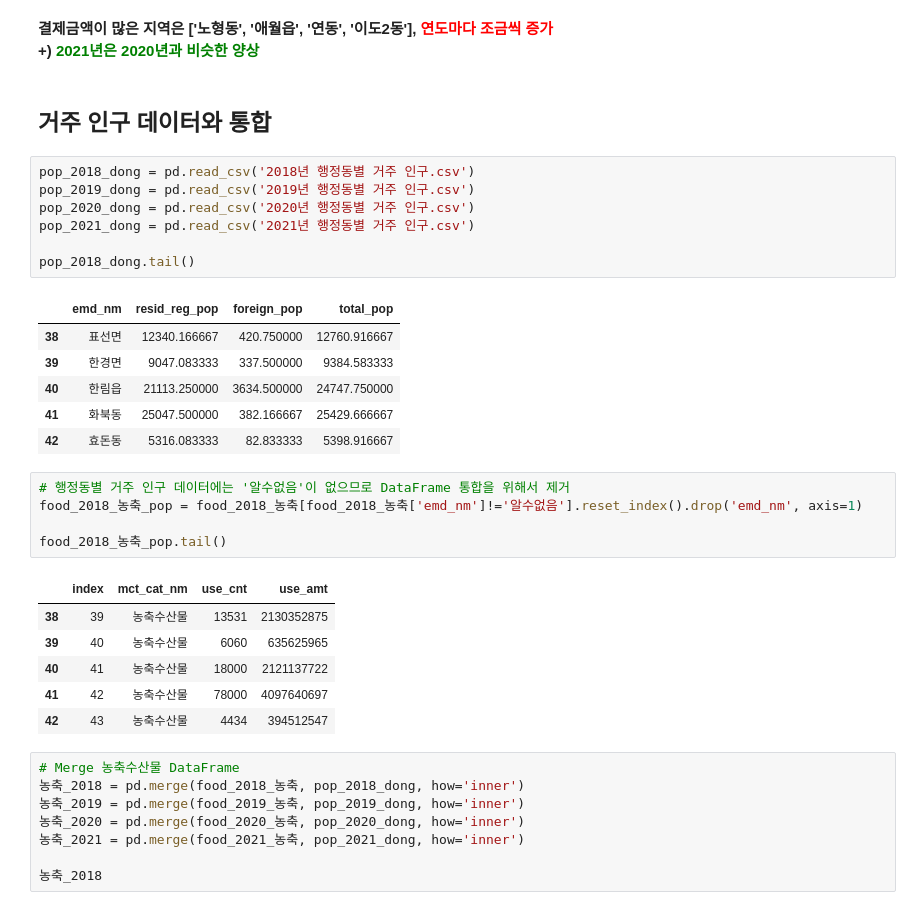
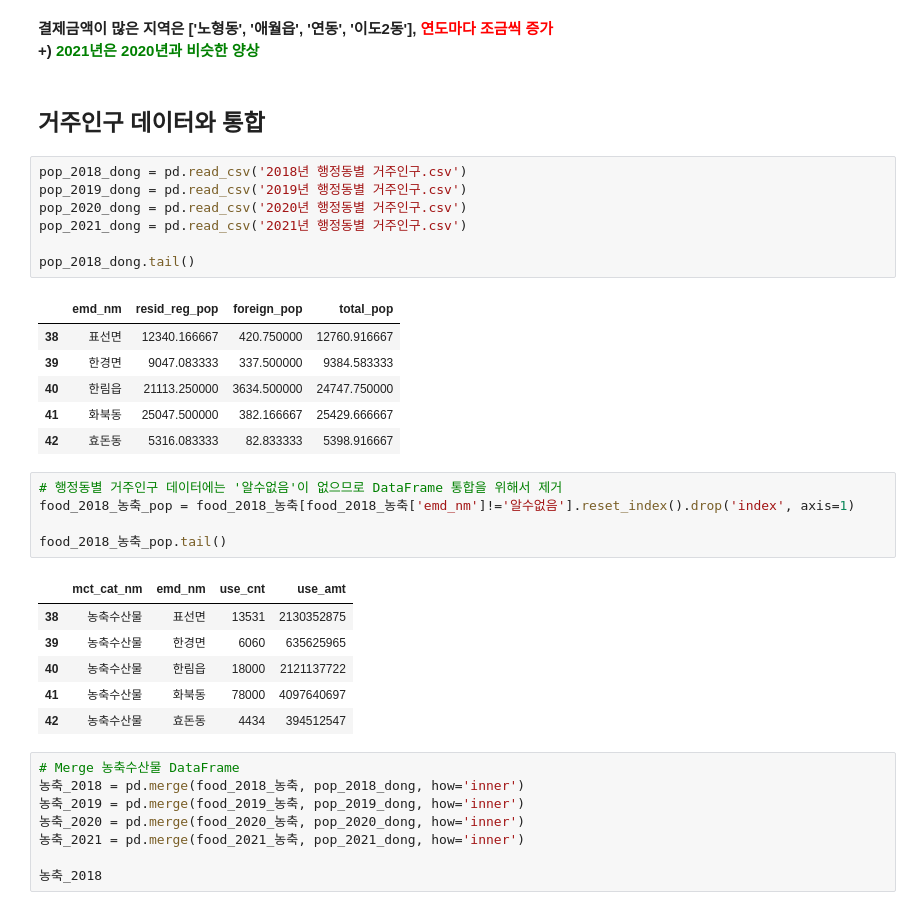
Before and after one commit to gentle-potato/21KDT-Project, a Jupyter notebook: 2. BigDataAnalysis/2021 빅콘테스트/2021 빅콘테스트_ECO제주/음식 관련 카드 소비.ipynb, the cells around one changed output. Cells and saved outputs as stored; diff of their text form.

```diff
--- a/2. BigDataAnalysis/2021 빅콘테스트/2021 빅콘테스트_ECO제주/음식 관련 카드 소비.ipynb
+++ b/2. BigDataAnalysis/2021 빅콘테스트/2021 빅콘테스트_ECO제주/음식 관련 카드 소비.ipynb
@@ -620,12 +620,12 @@ plt.show()
 **결제금액이 많은 지역은 ['노형동', '애월읍', '연동', '이도2동'], <span style="color:red">연도마다 조금씩 증가</span><br>
 +) <span style="color:green">2021년은 2020년과 비슷한 양상</span>**
 # %% [markdown]
-## **거주 인구 데이터와 통합**
+## **거주인구 데이터와 통합**
 # %%
-pop_2018_dong = pd.read_csv('2018년 행정동별 거주 인구.csv')
-pop_2019_dong = pd.read_csv('2019년 행정동별 거주 인구.csv')
-pop_2020_dong = pd.read_csv('2020년 행정동별 거주 인구.csv')
-pop_2021_dong = pd.read_csv('2021년 행정동별 거주 인구.csv')
+pop_2018_dong = pd.read_csv('2018년 행정동별 거주인구.csv')
+pop_2019_dong = pd.read_csv('2019년 행정동별 거주인구.csv')
+pop_2020_dong = pd.read_csv('2020년 행정동별 거주인구.csv')
+pop_2021_dong = pd.read_csv('2021년 행정동별 거주인구.csv')
 
 pop_2018_dong.tail()
 # %% [output]
@@ -636,17 +636,17 @@ pop_2018_dong.tail()
 | 41 | 화북동 | 25047.500000 | 382.166667 | 25429.666667 |
 | 42 | 효돈동 | 5316.083333 | 82.833333 | 5398.916667 |
 # %%
-# 행정동별 거주 인구 데이터에는 '알수없음'이 없으므로 DataFrame 통합을 위해서 제거
-food_2018_농축_pop = food_2018_농축[food_2018_농축['emd_nm']!='알수없음'].reset_index().drop('emd_nm', axis=1)
+# 행정동별 거주인구 데이터에는 '알수없음'이 없으므로 DataFrame 통합을 위해서 제거
+food_2018_농축_pop = food_2018_농축[food_2018_농축['emd_nm']!='알수없음'].reset_index().drop('index', axis=1)
 
 food_2018_농축_pop.tail()
 # %% [output]
-|  | index | mct_cat_nm | use_cnt | use_amt |
-| 38 | 39 | 농축수산물 | 13531 | 2130352875 |
-| 39 | 40 | 농축수산물 | 6060 | 635625965 |
-| 40 | 41 | 농축수산물 | 18000 | 2121137722 |
-| 41 | 42 | 농축수산물 | 78000 | 4097640697 |
-| 42 | 43 | 농축수산물 | 4434 | 394512547 |
+|  | mct_cat_nm | emd_nm | use_cnt | use_amt |
+| 38 | 농축수산물 | 표선면 | 13531 | 2130352875 |
+| 39 | 농축수산물 | 한경면 | 6060 | 635625965 |
+| 40 | 농축수산물 | 한림읍 | 18000 | 2121137722 |
+| 41 | 농축수산물 | 화북동 | 78000 | 4097640697 |
+| 42 | 농축수산물 | 효돈동 | 4434 | 394512547 |
 # %%
 # Merge 농축수산물 DataFrame
 농축_2018 = pd.merge(food_2018_농축, pop_2018_dong, how='inner')
```
Also changed, not shown: parts of 5 cells of this notebook, 22 other files.
